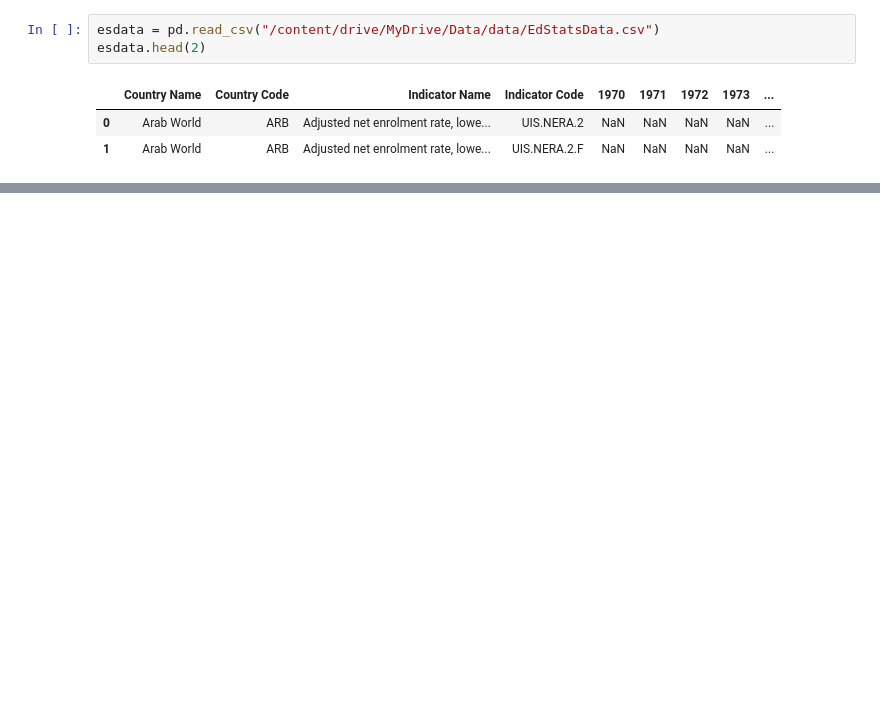
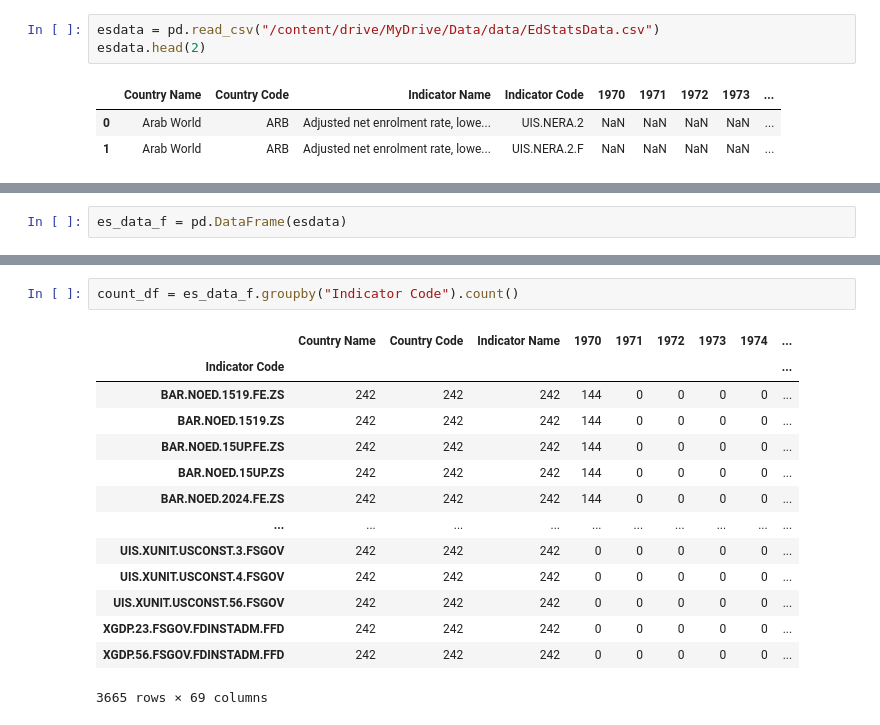
Before and after one commit to estoymukundjha/Global-education-analysis, a Jupyter notebook: World_Bank_Global_Education_Analysis.ipynb, the cells around one changed output, grey strips where cells are left out. Drawn from its saved outputs; the diff is of its cells as text; blank space fills up the shorter version.

```diff
--- a/World_Bank_Global_Education_Analysis.ipynb
+++ b/World_Bank_Global_Education_Analysis.ipynb
@@ -70,0 +169,2 @@ esseries.head(2)
+# %%
+es_data_f = pd.DataFrame(esdata)
@@ -70,0 +205,17 @@ esseries.head(2)
+# %%
+count_df = es_data_f.groupby("Indicator Code").count()
+# %% [output]
+|  | Country Name | Country Code | Indicator Name | 1970 | 1971 | 1972 | 1973 | 1974 | ... |
+| Indicator Code |  |  |  |  |  |  |  |  | ... |
+| BAR.NOED.1519.FE.ZS | 242 | 242 | 242 | 144 | 0 | 0 | 0 | 0 | ... |
+| BAR.NOED.1519.ZS | 242 | 242 | 242 | 144 | 0 | 0 | 0 | 0 | ... |
+| BAR.NOED.15UP.FE.ZS | 242 | 242 | 242 | 144 | 0 | 0 | 0 | 0 | ... |
+| BAR.NOED.15UP.ZS | 242 | 242 | 242 | 144 | 0 | 0 | 0 | 0 | ... |
+| BAR.NOED.2024.FE.ZS | 242 | 242 | 242 | 144 | 0 | 0 | 0 | 0 | ... |
+| ... | ... | ... | ... | ... | ... | ... | ... | ... | ... |
+| UIS.XUNIT.USCONST.3.FSGOV | 242 | 242 | 242 | 0 | 0 | 0 | 0 | 0 | ... |
+| UIS.XUNIT.USCONST.4.FSGOV | 242 | 242 | 242 | 0 | 0 | 0 | 0 | 0 | ... |
+| UIS.XUNIT.USCONST.56.FSGOV | 242 | 242 | 242 | 0 | 0 | 0 | 0 | 0 | ... |
+| XGDP.23.FSGOV.FDINSTADM.FFD | 242 | 242 | 242 | 0 | 0 | 0 | 0 | 0 | ... |
+| XGDP.56.FSGOV.FDINSTADM.FFD | 242 | 242 | 242 | 0 | 0 | 0 | 0 | 0 | ... |
+3665 rows × 69 columns
```
Also changed, not shown: parts of 17 cells of this notebook.
